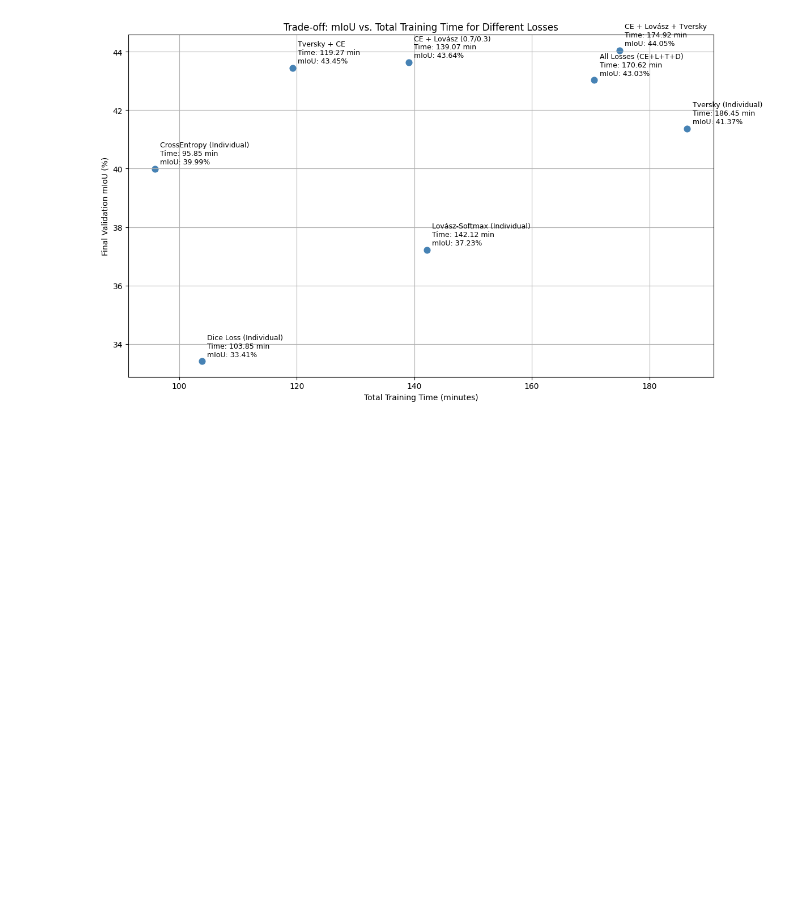
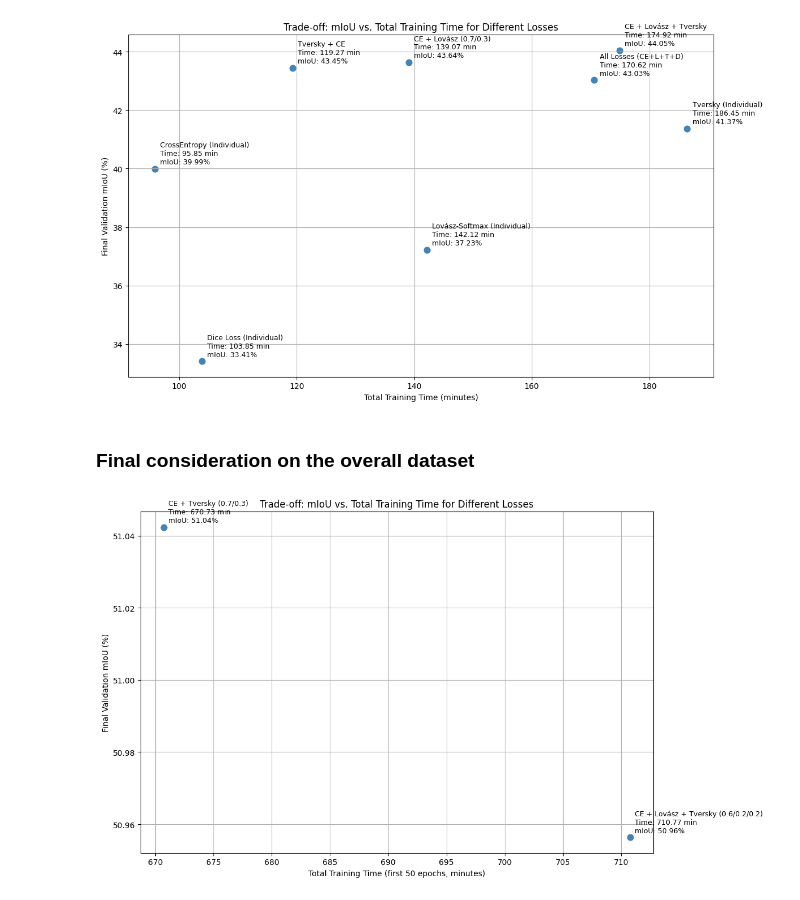
Before and after one commit to elisabettaroviera/MLDL-Project, a Jupyter notebook: read_me/EntropyVSmIou.ipynb, the cells around one changed output. Saved outputs shown, nothing was run; the diff lists cells and outputs as text; code cells hidden in the pictures; blank space fills up the shorter version.

Commit message:
update final consideration

```diff
--- a/read_me/EntropyVSmIou.ipynb
+++ b/read_me/EntropyVSmIou.ipynb
@@ -440,3 +440,71 @@ plt.tight_layout()
 plt.show()
 # %% [output]
 [figure]
+# %% [markdown]
+### Final consideration on the overall dataset
+# %%
+import pandas as pd
+import matplotlib.pyplot as plt
+
+# Load the datasets
+df_ce_tv_lv = pd.read_csv("BiSeNet_lr_0.00625_0.6ce_0.2ls_0.2tv.csv")  # CE + Tversky + Lovász
+df_ce_tv = pd.read_csv("BiSeNet_lr_0.00625_cr07_tv03_total_dataset.csv")  # CE + Tversky
+
+# Results container
+results = []
+
+def process_df(df, label):
+    # Drop rows with missing key data and sort by epoch to get latest values reliably
+    df_clean = df.dropna(subset=['epoch', 'val_mIoU', 'Runtime']).sort_values(by='epoch')
+
+    if not df_clean.empty:
+        # Total runtime in minutes
+        total_runtime_sec = df_clean['Runtime'].sum()
+        total_runtime_min = total_runtime_sec / 60
+
+        # Final mIoU (at epoch 50, from val_mIoU_final)
+        epoch_50_row = df[df['epoch'] == 50]
+        if not epoch_50_row.empty and not pd.isna(epoch_50_row.iloc[0]['val_mIoU_final']):
+            miou_epoch_50 = epoch_50_row.iloc[0]['val_mIoU_final']
+        else:
+            miou_epoch_50 = None  # or fallback to another value if needed
+
+        # Save result
+        results.append({
+            'label': label,
+            'miou': miou_epoch_50,
+            'runtime': total_runtime_min
+        })
+
+
+
+
+# Process datasets
+process_df(df_ce_tv_lv, 'CE + Lovász + Tversky (0.6/0.2/0.2)')
+process_df(df_ce_tv, 'CE + Tversky (0.7/0.3)')
+
+# Extract data for plotting
+runtimes = [r['runtime'] for r in results]
+mious = [r['miou'] for r in results]
+labels = [r['label'] for r in results]
+
+# Plotting
+plt.figure(figsize=(12, 7))
+plt.scatter(runtimes, mious, color='steelblue', s=60)
+
+offset_x = (max(runtimes) - min(runtimes)) * 0.01 if len(runtimes) > 1 else 0.5
+offset_y = (max(mious) - min(mious)) * 0.01 if len(mious) > 1 else 0.05
+
+for i, label in enumerate(labels):
+    plt.text(runtimes[i] + offset_x, mious[i] + offset_y,
+             f"{label}\nTime: {runtimes[i]:.2f} min\nmIoU: {mious[i]:.2f}%",
+             fontsize=9, ha='left', va='bottom')
+
+plt.xlabel('Total Training Time (first 50 epochs, minutes)')
+plt.ylabel('Final Validation mIoU (%)')
+plt.title('Trade-off: mIoU vs. Total Training Time for Different Losses')
+plt.grid(True)
+plt.tight_layout()
+plt.show()
+# %% [output]
+[figure, added]
```
